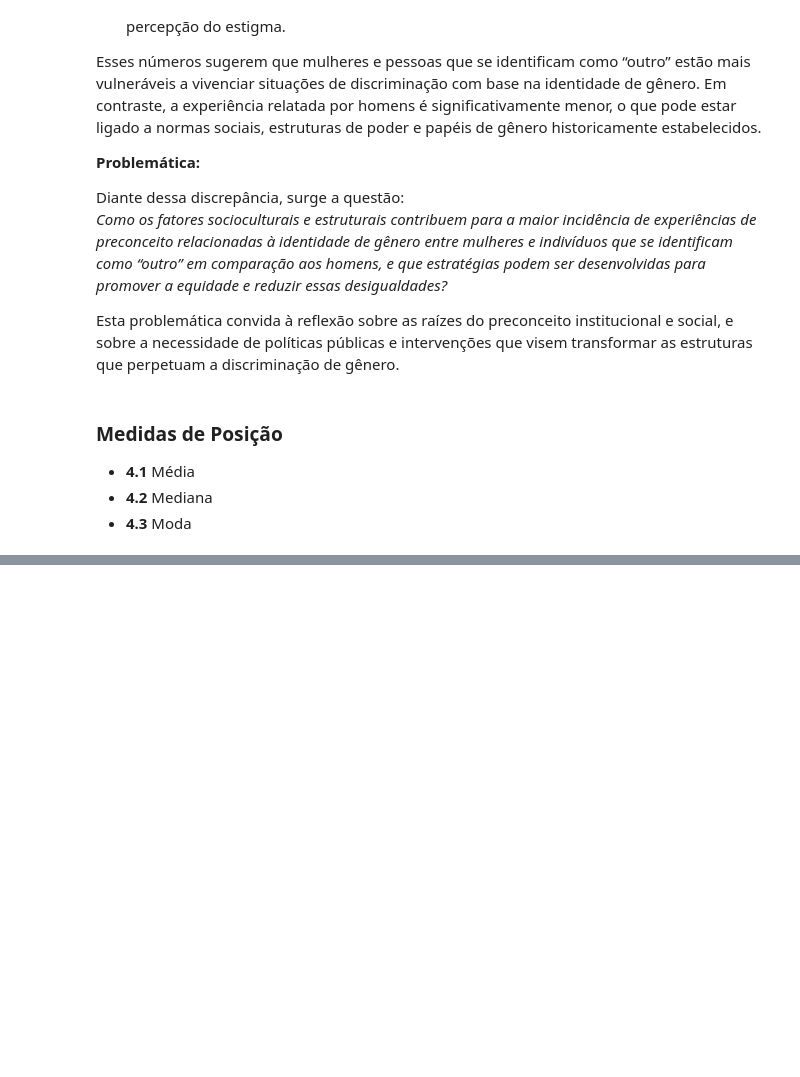
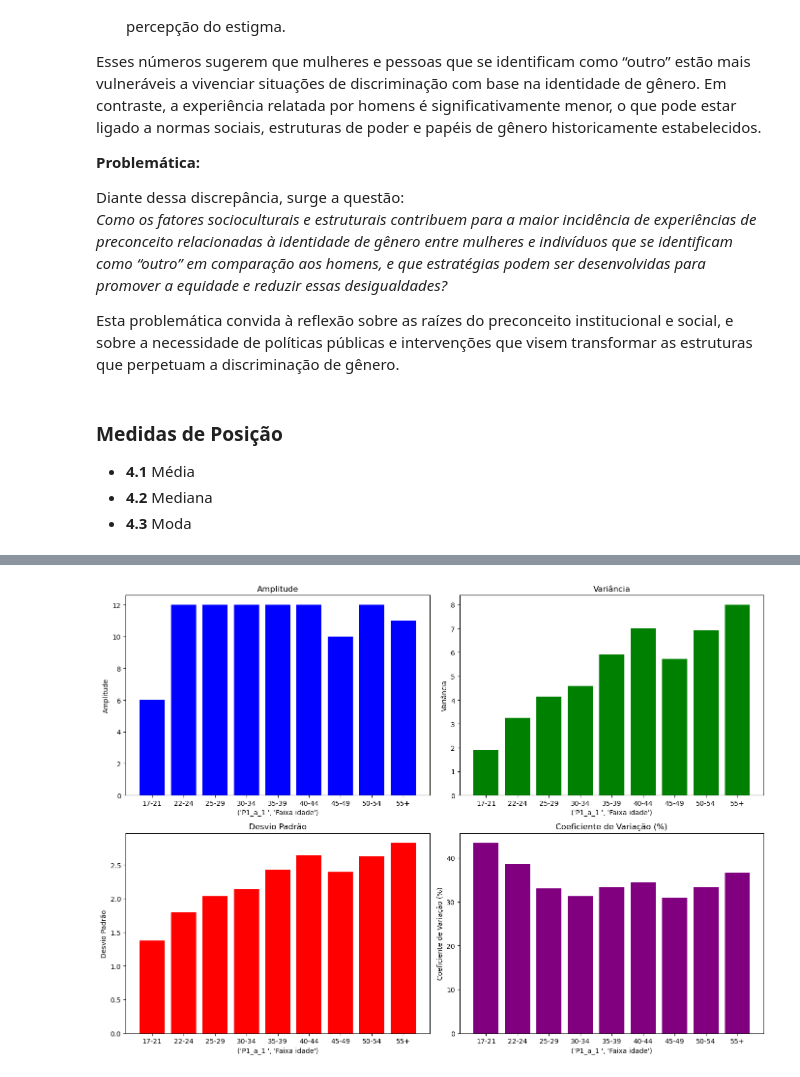
Before and after one commit to Nertonm/kaggle, a Jupyter notebook: State of Data - Brazil.ipynb, the cells around one changed output, grey strips where cells are left out. Saved outputs shown, nothing was run; the diff lists cells and outputs as text; code cells hidden in the pictures; blank space fills up the shorter version.

Commit message:
feat: medidas de disperção

```diff
--- a/State of Data - Brazil.ipynb
+++ b/State of Data - Brazil.ipynb
@@ -389,0 +439,92 @@ Desvio Padrão: 2.96
+# %%
+import pandas as pd
+import matplotlib.pyplot as plt
+
+def medidas_de_dispersao(variable_1, variable_2):
+    df_dispersao = df.copy()
+    df_dispersao.dropna(subset=[variable_2], inplace=True)
+
+    # Check unique values in variable_2 before mapping
+    unique_values = df_dispersao[variable_2].unique()
+    #print(f"Valores únicos em {variable_2} antes do mapeamento: {unique_values}")
+
+    # Map the salary range to numerical values
+    df_dispersao[variable_2] = df_dispersao[variable_2].map(ordem_faixas_salario)
+
+    # Check if the mapping was successful
+    if df_dispersao[variable_2].isnull().any():
+        print(f"Erro: Alguns valores em {variable_2} não foram mapeados corretamente.")
+        # print(df_dispersao[variable_2].unique())
+        return
+
+    df_dispersao.dropna(subset=[variable_1], inplace=True)
+
+    try:
+        print(f"Medidas de Dispersão de {variable_2} por {variable_1}:")
+
+        # Group by variable_1 and calculate dispersion measures for variable_2
+        grouped = df_dispersao.groupby(variable_1)[variable_2].agg(['min', 'max', 'var', 'std', 'mean'])
+
+        # Check if 'std' is in the columns of the grouped DataFrame
+        if 'std' not in grouped.columns:
+            print("Erro: A coluna 'std' não foi encontrada no resultado do método agg().")
+            return
+
+        # Prepare lists for plotting
+        categorias = []
+        amplitudes = []
+        variancias = []
+        desvios_padrao = []
+        coeficientes_variacao = []
+
+        # Iterate over each group and print the statistics
+        for index, row in grouped.iterrows():
+            amplitude = row['max'] - row['min']
+            coeficiente_variacao = (row['std'] / row['mean']) * 100 if row['mean'] != 0 else float('nan')
+
+            print(f"{variable_1}: {index}")
+            print(f"Amplitude: {amplitude:.2f}")
+            print(f"Variância: {row['var']:.2f}")
+            print(f"Desvio Padrão: {row['std']:.2f}")
+            print(f"Coeficiente de Variação: {coeficiente_variacao:.2f}%")
+            print("\n")
+
+            # Append values for plotting
+            categorias.append(index)
+            amplitudes.append(amplitude)
+            variancias.append(row['var'])
+            desvios_padrao.append(row['std'])
+            coeficientes_variacao.append(coeficiente_variacao)
+
+        # Plotting the measures of dispersion
+        fig, ax = plt.subplots(2, 2, figsize=(14, 10))
+
+        ax[0, 0].bar(categorias, amplitudes, color='blue')
+        ax[0, 0].set_title('Amplitude')
+        ax[0, 0].set_xlabel(variable_1)
+        ax[0, 0].set_ylabel('Amplitude')
+
+        ax[0, 1].bar(categorias, variancias, color='green')
+        ax[0, 1].set_title('Variância')
+        ax[0, 1].set_xlabel(variable_1)
+        ax[0, 1].set_ylabel('Variância')
+
+        ax[1, 0].bar(categorias, desvios_padrao, color='red')
+        ax[1, 0].set_title('Desvio Padrão')
+        ax[1, 0].set_xlabel(variable_1)
+        ax[1, 0].set_ylabel('Desvio Padrão')
+
+        ax[1, 1].bar(categorias, coeficientes_variacao, color='purple')
+        ax[1, 1].set_title('Coeficiente de Variação (%)')
+        ax[1, 1].set_xlabel(variable_1)
+        ax[1, 1].set_ylabel('Coeficiente de Variação (%)')
+
+        plt.tight_layout()
+        plt.show()
+    except Exception as e:
+        print(f"Ocorreu um erro durante a exibição das medidas de dispersão: {repr(e)}")
+
+
+# Exemplo
+medidas_de_dispersao("('P1_a_1 ', 'Faixa idade')","('P2_h ', 'Faixa salarial')")
+# %% [output]
@@ -389,0 +548 @@ Desvio Padrão: 2.96
+[figure, added]
```
Also changed, not shown: parts of 5 cells of this notebook.
